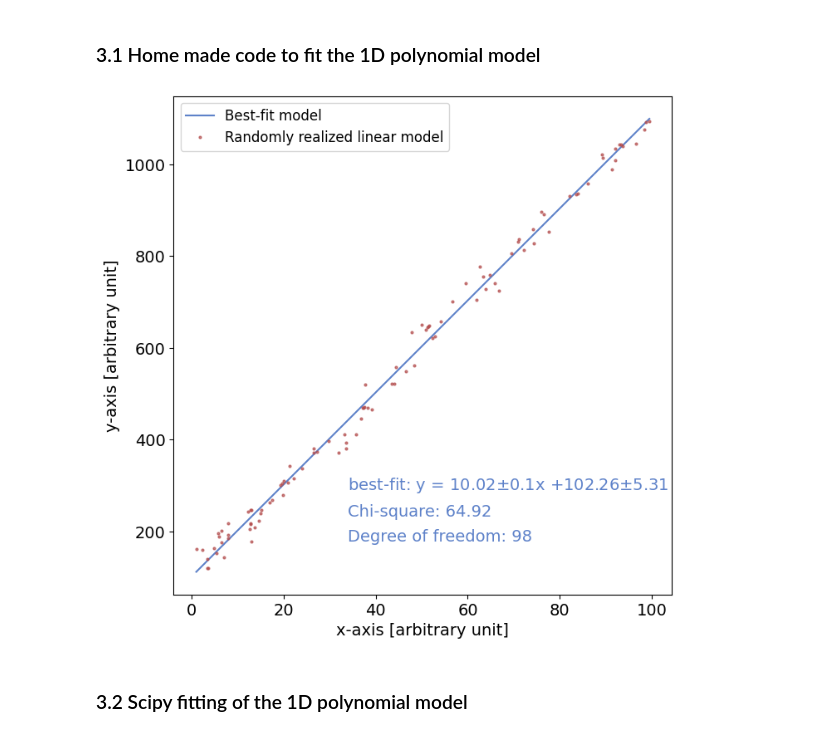
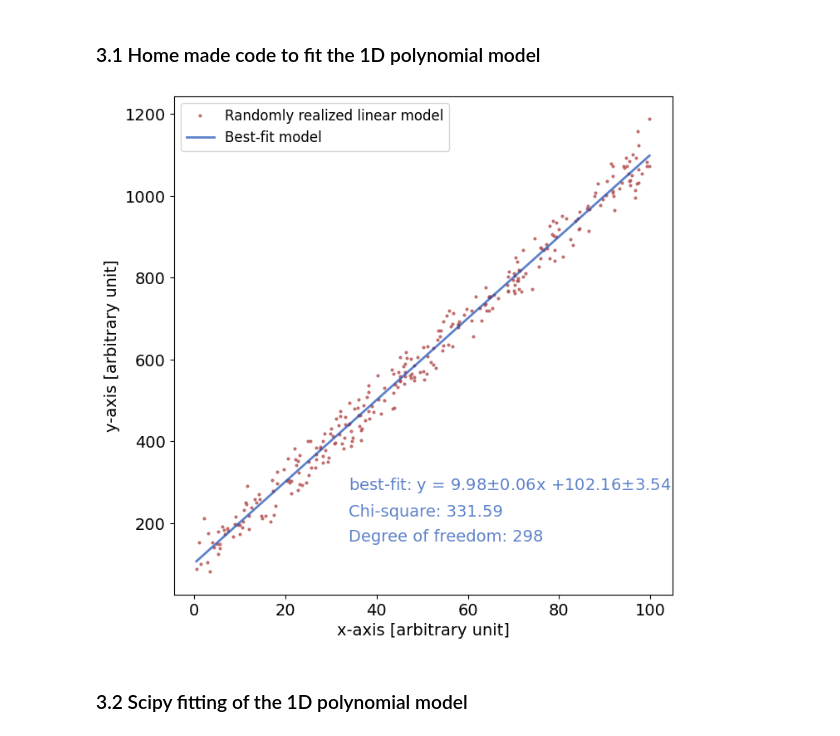
Before and after one commit to baobabyoo/Lecture_DataAnalysis, a Jupyter notebook: DataAnalysisLecture_2023March.ipynb, the cells around one changed output. Cells and saved outputs as stored; diff of their text form; code cells hidden in the pictures.

```diff
--- a/DataAnalysisLecture_2023March.ipynb
+++ b/DataAnalysisLecture_2023March.ipynb
@@ -42,7 +63,7 @@ def myline(x, a, b):
 # %% [markdown]
 ### 1.1 Producing some data to plot
 # %%
-num_x = 10000
+num_x = 300
 x = np.arange(num_x)
 
 mu     = 10.0
@@ -154,7 +175,7 @@ plt.savefig('Gaussian_random_histogram.pdf',
 # %% [markdown]
 ### 2.1 Generating data
 # %%
-num_x = 100
+num_x = num_x
 low   = 0
 high  = 100
 x = np.random.uniform(low=low, high=high, size=num_x)
@@ -421,15 +439,6 @@ plt.rc('xtick', labelsize=14.0)    # fontsize of the tick labels
 plt.rc('ytick', labelsize=14.0)    # fontsize of the tick labels
 ##################################################################
 
-# plot model
-x_sort = np.sort(df_read.x)
-ymodel = myline(x_sort, popt[0], popt[1])
-plt.plot(x_sort, ymodel,
-         '-', markersize = 2.0,
-         color = (0.1, 0.3, 0.7, 0.7),
-         label = "Best-fit model"
-        )
-
 # plot data
 plt.plot(df_read.x, df_read.y,
          'o', markersize = 2.0,
@@ -437,6 +446,14 @@ plt.plot(df_read.x, df_read.y,
          label = "Randomly realized linear model"
         )
 
+# plot model
+x_sort = np.sort(df_read.x)
+ymodel = myline(x_sort, popt[0], popt[1])
+plt.plot(x_sort, ymodel,
+         '-', linewidth = 2.0,
+         color = (0.1, 0.3, 0.7, 0.7),
+         label = "Best-fit model"
+        )
 chi2 = chisquare(df_read.y, df_read.y_err, myline(df_read.x, popt[0], popt[1]) )
 
 
@@ -447,34 +464,34 @@ plt.text(0.35, 0.2, # location of the text label
          label_string, # content of the label
          color = (0.1, 0.3, 0.7, 0.7),
          verticalalignment = 'bottom', horizontalalignment = 'left',
          transform = ax.transAxes, # use relative coordinates
          fontsize=14)
 
 label_string = 'Chi-square: ' + str( round(chi2, 2) )
 plt.text(0.35, 0.15,
          label_string,
          color = (0.1, 0.3, 0.7, 0.7),
          verticalalignment = 'bottom', horizontalalignment = 'left',
          transform = ax.transAxes,
          fontsize=14)
 
 label_string = 'Degree of freedom: ' + str( num_x - len(popt) )
 plt.text(0.35, 0.1,
          label_string,
          color = (0.1, 0.3, 0.7, 0.7),
          verticalalignment = 'bottom', horizontalalignment = 'left',
          transform = ax.transAxes,
          fontsize=14)
 
 # Setting the figure legend
 plt.legend(loc=2, fontsize=12)
 
 # PDF file output
 plt.savefig('HM_modeldata_1dpoly.pdf',
             transparent = True
            )
 # %% [output]
-[figure, old version]
+[figure, new version]
 # %% [markdown]
 ### 3.2 Scipy fitting of the 1D polynomial model
 # %%
```
Also changed, not shown: parts of 20 cells of this notebook, 11 other files.
